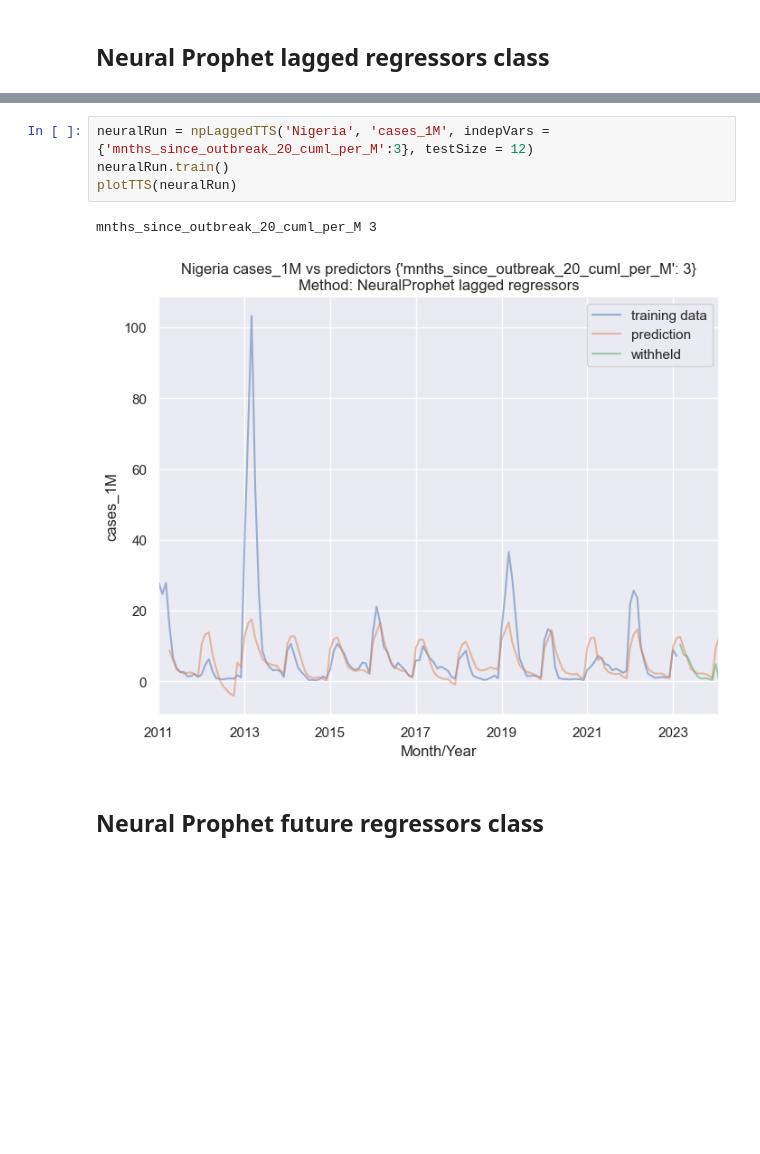
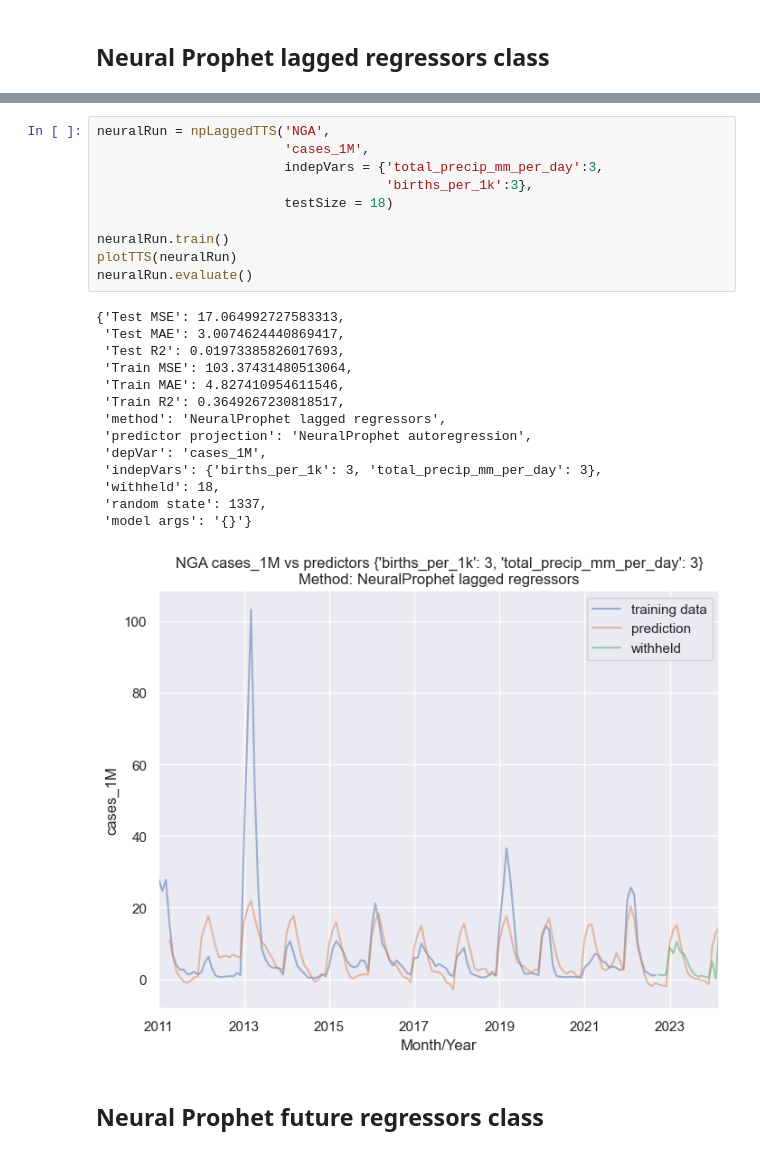
Before and after one commit to concentricbyginkgo/measles_forecasting, a Jupyter notebook: forecast_model/TTSEvalWithCode.ipynb, the cells around one changed output, grey strips where cells are left out. Saved outputs shown, nothing was run; the diff lists cells and outputs as text; blank space fills up the shorter version.

```diff
--- a/forecast_model/TTSEvalWithCode.ipynb
+++ b/forecast_model/TTSEvalWithCode.ipynb
@@ -335,10 +403,28 @@ mnths_since_outbreak_20_per_M 3
-# %%
-neuralRun = npLaggedTTS('Nigeria', 'cases_1M', indepVars = {'mnths_since_outbreak_20_cuml_per_M':3}, testSize = 12)
-neuralRun.train()
-plotTTS(neuralRun)
-# %% [output]
-mnths_since_outbreak_20_cuml_per_M 3
-[figure, removed]
+# %%
+neuralRun = npLaggedTTS('NGA',
+                        'cases_1M',
+                        indepVars = {'total_precip_mm_per_day':3,
+                                     'births_per_1k':3},
+                        testSize = 18)
+
+neuralRun.train()
+plotTTS(neuralRun)
+neuralRun.evaluate()
+# %% [output]
+{'Test MSE': 17.064992727583313,
+ 'Test MAE': 3.0074624440869417,
+ 'Test R2': 0.01973385826017693,
+ 'Train MSE': 103.37431480513064,
+ 'Train MAE': 4.827410954611546,
+ 'Train R2': 0.3649267230818517,
+ 'method': 'NeuralProphet lagged regressors',
+ 'predictor projection': 'NeuralProphet autoregression',
+ 'depVar': 'cases_1M',
+ 'indepVars': {'births_per_1k': 3, 'total_precip_mm_per_day': 3},
+ 'withheld': 18,
+ 'random state': 1337,
+ 'model args': '{}'}
+[figure, added]
 # %% [markdown]
 ## Neural Prophet future regressors class
 # %%
```
Also changed, not shown: parts of 19 cells of this notebook, 5 other files.
